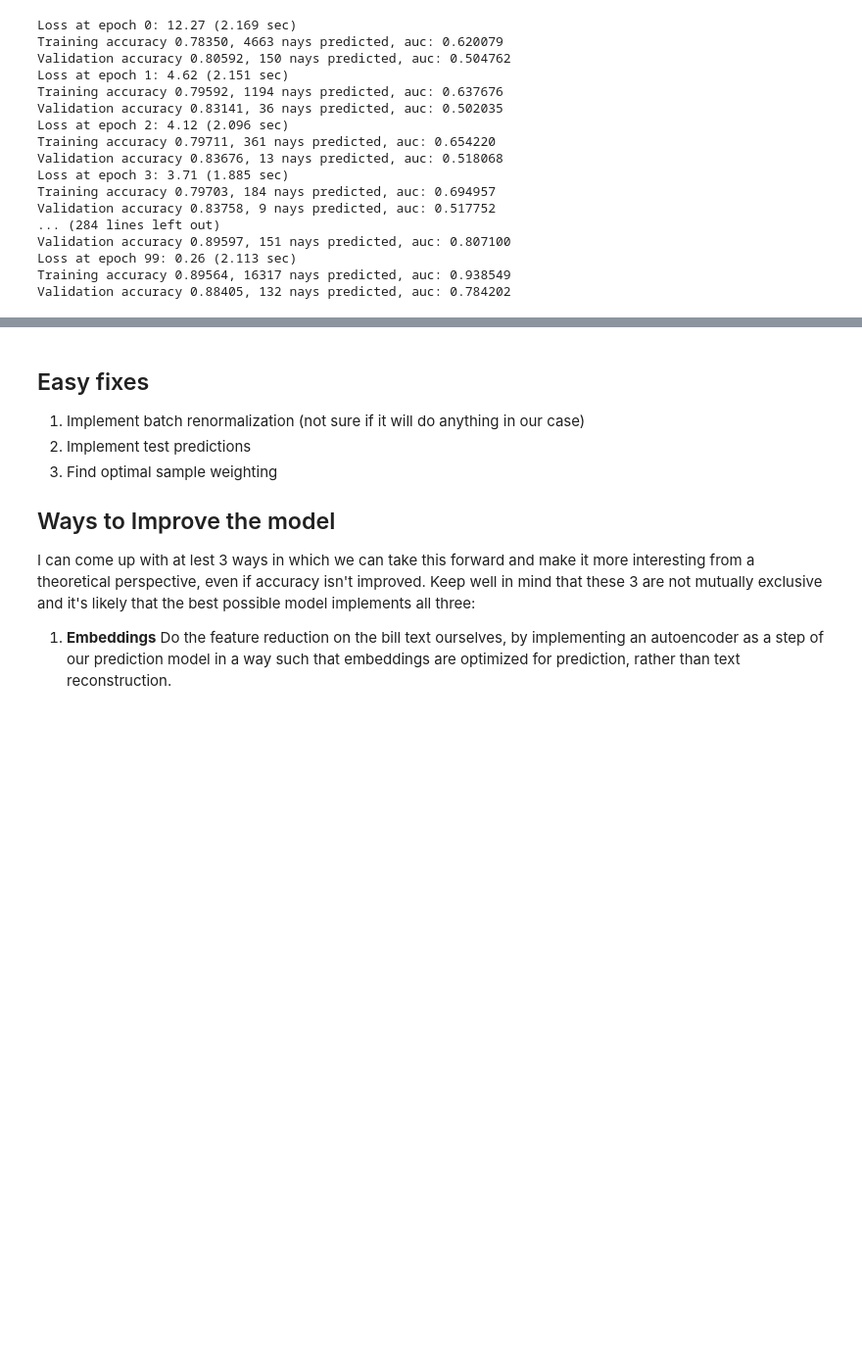
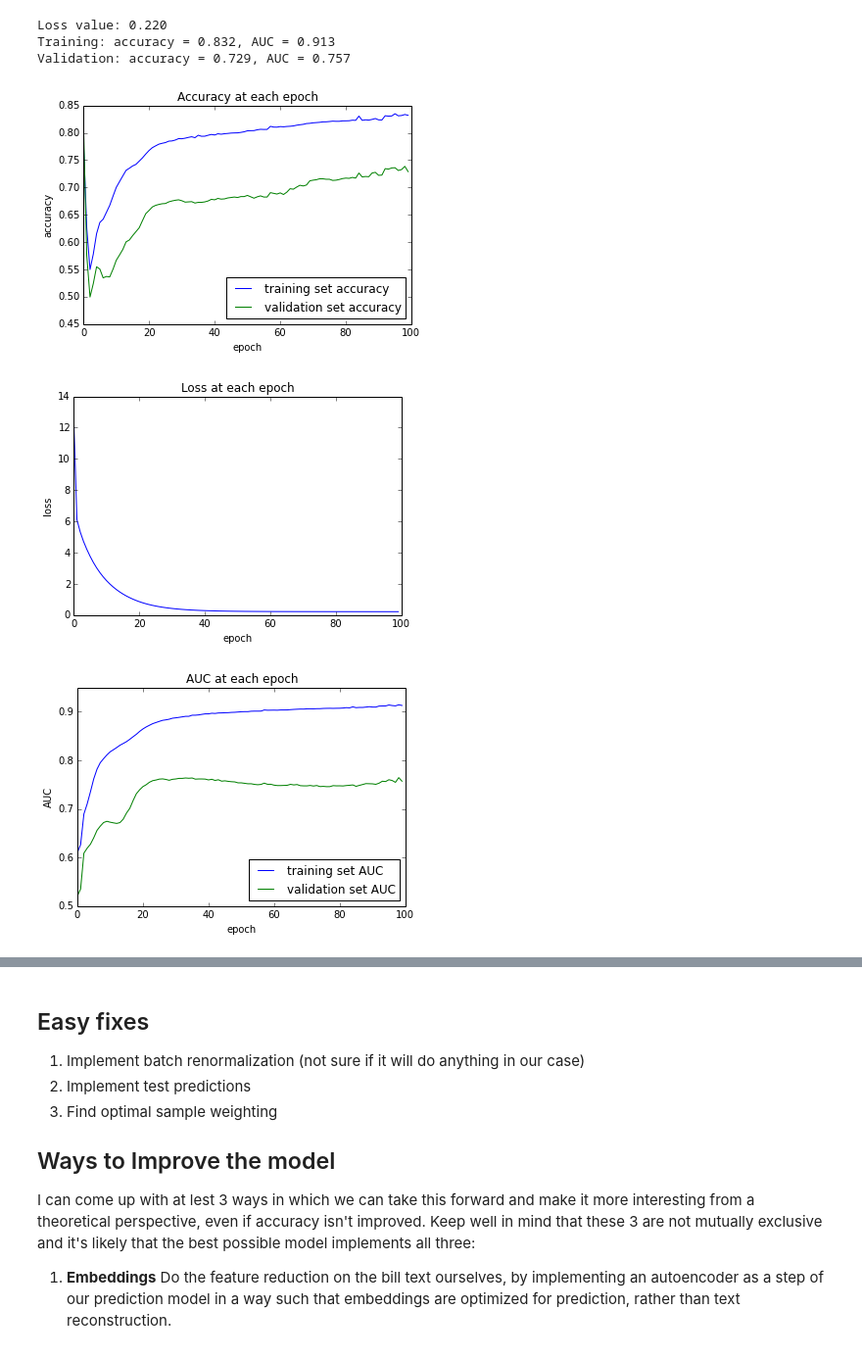
Before and after one commit to marcomorucci/congress_prediction, a Jupyter notebook: src/Deepnet Tests.ipynb, the cells around one changed output, grey strips where cells are left out. Shown at 98% size. Cells and saved outputs as stored; diff of their text form; code cells hidden in the pictures; blank space fills up the shorter version.

```diff
--- a/src/Deepnet Tests.ipynb
+++ b/src/Deepnet Tests.ipynb
@@ -47,24 +87,14 @@ Here are parameters for the configuration tested below, this is the one that has
 # %%
-## No data weights
+## upweighting nay votes
 config = Config()
-config.max_epochs = 100
-config.add_data_weights = False
+config.add_data_weights = True
+config.verbose = False
 model = test_deepnet(config)
+plot_stats(model, config)
 # %% [output]
-Loss at epoch 0: 12.27 (2.169 sec)
-Training accuracy 0.78350, 4663 nays predicted, auc: 0.620079
-Validation accuracy 0.80592, 150 nays predicted, auc: 0.504762
-Loss at epoch 1: 4.62 (2.151 sec)
-Training accuracy 0.79592, 1194 nays predicted, auc: 0.637676
-Validation accuracy 0.83141, 36 nays predicted, auc: 0.502035
-Loss at epoch 2: 4.12 (2.096 sec)
-Training accuracy 0.79711, 361 nays predicted, auc: 0.654220
-Validation accuracy 0.83676, 13 nays predicted, auc: 0.518068
-Loss at epoch 3: 3.71 (1.885 sec)
-Training accuracy 0.79703, 184 nays predicted, auc: 0.694957
-Validation accuracy 0.83758, 9 nays predicted, auc: 0.517752
-... (284 lines left out)
-Validation accuracy 0.89597, 151 nays predicted, auc: 0.807100
-Loss at epoch 99: 0.26 (2.113 sec)
-Training accuracy 0.89564, 16317 nays predicted, auc: 0.938549
-Validation accuracy 0.88405, 132 nays predicted, auc: 0.784202
+Loss value: 0.220
+Training: accuracy = 0.832, AUC = 0.913
+Validation: accuracy = 0.729, AUC = 0.757
+[figure, added]
+[figure, added]
+[figure, added]
```
Also changed, not shown: parts of 9 cells of this notebook, 5 other files.
